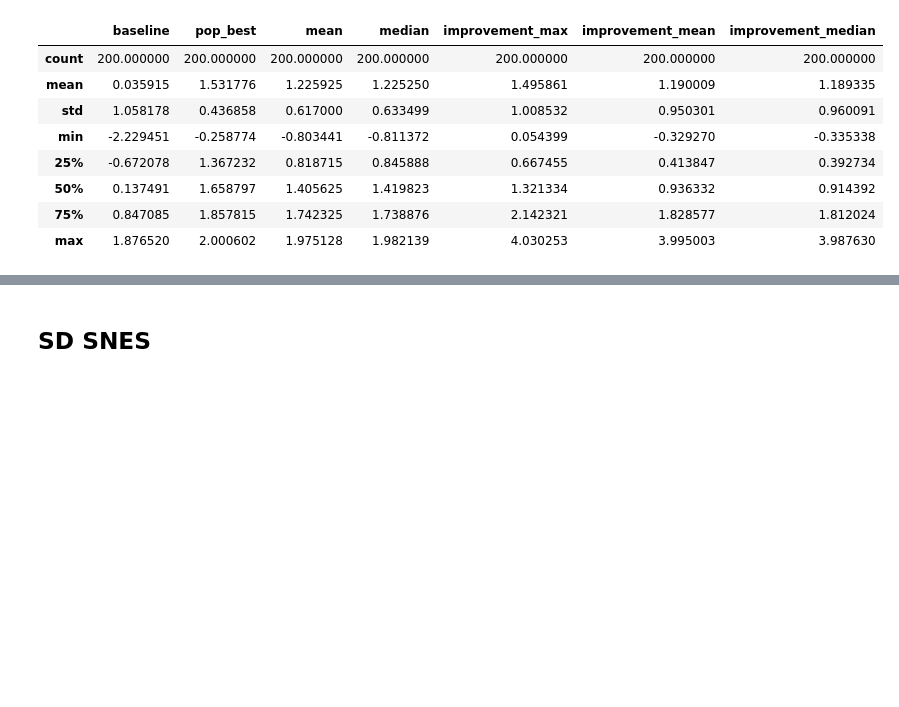
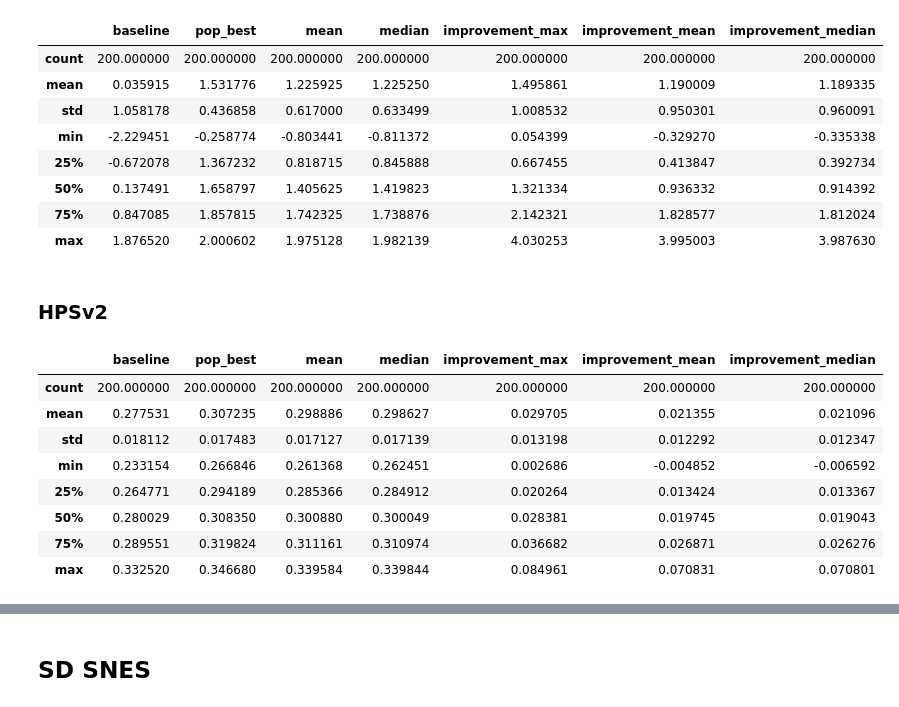
Before and after one commit to pjjajal/diffusion-trajectory, a Jupyter notebook: analysis.ipynb, the cells around one changed output, grey strips where cells are left out. Drawn from its saved outputs; the diff is of its cells as text; code cells hidden in the pictures; blank space fills up the shorter version.

```diff
--- a/analysis.ipynb
+++ b/analysis.ipynb
@@ -350,3 +365,18 @@ compute_deltas(data, up_to_step=15).describe()
 | 50% | 0.137491 | 1.658797 | 1.405625 | 1.419823 | 1.321334 | 0.936332 | 0.914392 |
 | 75% | 0.847085 | 1.857815 | 1.742325 | 1.738876 | 2.142321 | 1.828577 | 1.812024 |
 | max | 1.876520 | 2.000602 | 1.975128 | 1.982139 | 4.030253 | 3.995003 | 3.987630 |
+# %% [markdown]
+### HPSv2
+# %%
+data = get_wandb_logs(api, "pjajal/inference-diffusion-noise-optim/ktgd80b8")
+compute_deltas(data, up_to_step=15).describe()
+# %% [output]
+|  | baseline | pop_best | mean | median | improvement_max | improvement_mean | improvement_median |
+| count | 200.000000 | 200.000000 | 200.000000 | 200.000000 | 200.000000 | 200.000000 | 200.000000 |
+| mean | 0.277531 | 0.307235 | 0.298886 | 0.298627 | 0.029705 | 0.021355 | 0.021096 |
+| std | 0.018112 | 0.017483 | 0.017127 | 0.017139 | 0.013198 | 0.012292 | 0.012347 |
+| min | 0.233154 | 0.266846 | 0.261368 | 0.262451 | 0.002686 | -0.004852 | -0.006592 |
+| 25% | 0.264771 | 0.294189 | 0.285366 | 0.284912 | 0.020264 | 0.013424 | 0.013367 |
+| 50% | 0.280029 | 0.308350 | 0.300880 | 0.300049 | 0.028381 | 0.019745 | 0.019043 |
+| 75% | 0.289551 | 0.319824 | 0.311161 | 0.310974 | 0.036682 | 0.026871 | 0.026276 |
+| max | 0.332520 | 0.346680 | 0.339584 | 0.339844 | 0.084961 | 0.070831 | 0.070801 |
```
Also changed, not shown: parts of 26 cells of this notebook.
